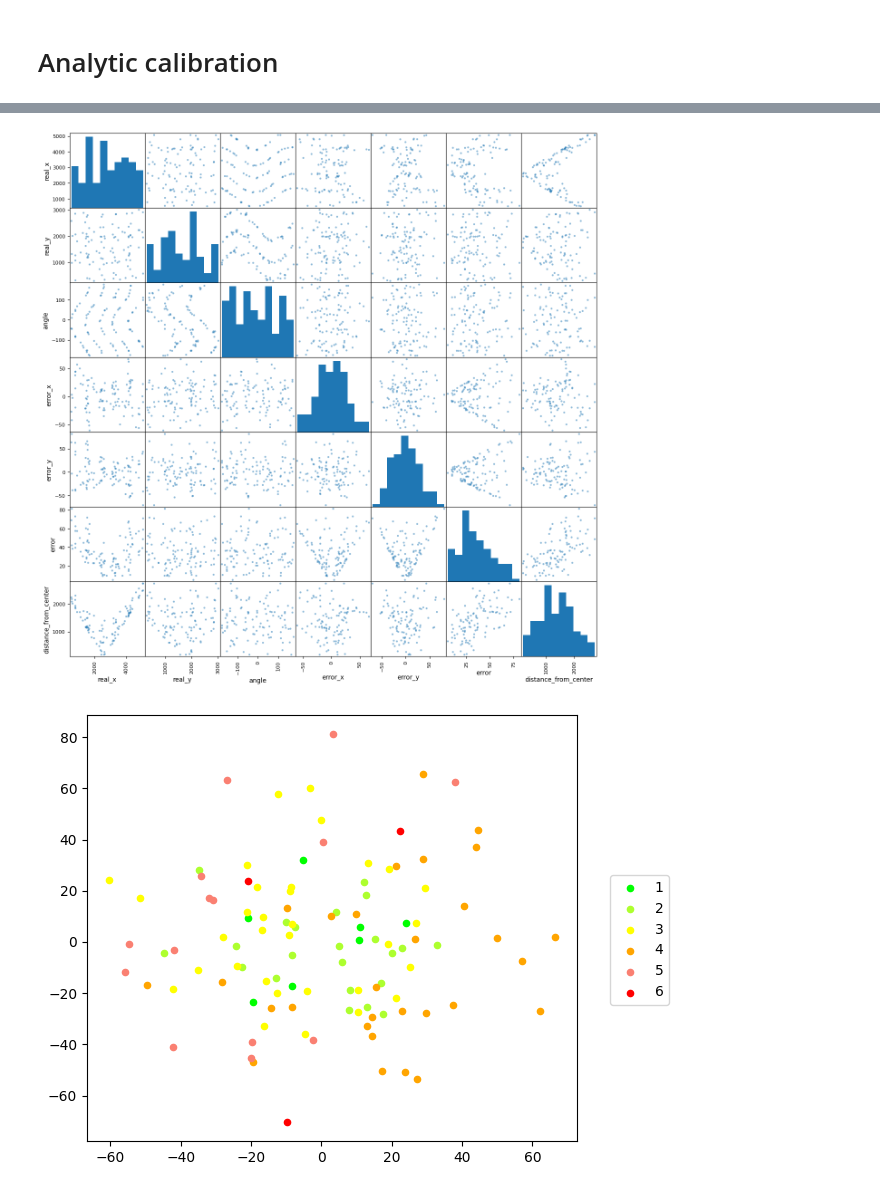
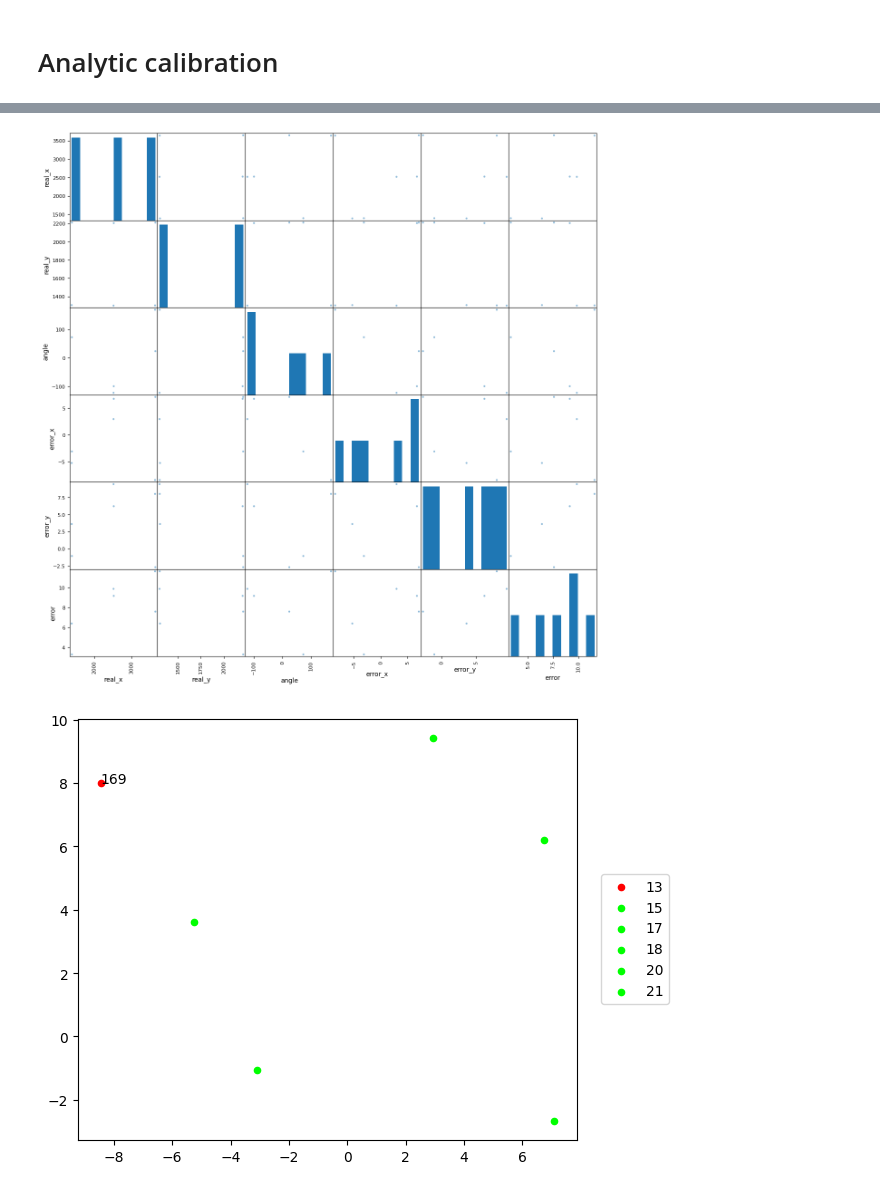
Before and after one commit to opticsensors/pool-playing-robot, a Jupyter notebook: examples/system_calibration/model_system_analytic.ipynb, the cells around one changed output, grey strips where cells are left out. Drawn from its saved outputs; the diff is of its cells as text; code cells hidden in the pictures.

```diff
--- a/examples/system_calibration/model_system_analytic.ipynb
+++ b/examples/system_calibration/model_system_analytic.ipynb
@@ -1,7 +1,7 @@
 # %%
 import pandas as pd
 import numpy as np
-df = pd.read_csv('./results/manual_data1/calibration_image_data.csv', sep=',',decimal='.')
+df = pd.read_csv('./results/auto_data1/calibration_dof_to_step.csv', sep=',',decimal='.')
 df.head()
 # %% [output]
 |  | img_num | target_aruco | img_name | carriage_x_dist | carriage_y_dist | carriage_x_undist | ... |
@@ -14,29 +14,19 @@ df.head()
-# %%
-df['cos_dist']=np.cos(df['angle_dist']*np.pi/180)
-df['sin_dist']=np.sin(df['angle_dist']*np.pi/180)
-df['cos_undist']=np.cos(df['angle_undist']*np.pi/180)
-df['sin_undist']=np.sin(df['angle_undist']*np.pi/180)
-df['cos_dist_warp']=np.cos(df['angle_dist_warp']*np.pi/180)
-df['sin_dist_warp']=np.sin(df['angle_dist_warp']*np.pi/180)
-df['cos_undist_warp']=np.cos(df['angle_undist_warp']*np.pi/180)
-df['sin_undist_warp']=np.sin(df['angle_undist_warp']*np.pi/180)
 # %% [markdown]
 # Analytic calibration
 # %%
 from pool.calibration import CameraCalibration
 calib=CameraCalibration()
 l_carriage_pred=[]
-a=9.073e-01
-b=3.439e+00
-d1=-1.693e-02
-d2=1.123e+00
-h=9.282e+00
+a=8.906e-01
+b=3.539e+00
+d=1.160e+00
+h=8.054e+00
 
 for index, row in df.iterrows():
 
     target=row[['target_x_undist','target_y_undist']].values
-    angle=row[['angle_undist']].values[0]
-    carriage_pred = calib.predict_carriage_position_in_image_plane(target, angle, (a,b,d1,d2,h))
+    angle=row[['angle']].values[0]-90
+    carriage_pred = calib.predict_carriage_position_in_image_plane(target, angle, (a,b,d,h))
     l_carriage_pred.append(carriage_pred)
 
 y_true=df[['carriage_x_undist','carriage_y_undist']].values
@@ -67,14 +57,6 @@ df_error=pd.DataFrame({'pred_x':y_pred[:,0],
 df_error['error_x']=y_pred[:,0]-y_true[:,0]
 df_error['error_y']=y_pred[:,1]-y_true[:,1]
 df_error['error']=np.sqrt(df_error['error_x'].values**2+df_error['error_y'].values**2)
-cx=5184/2
-cy=3456/2
-center=np.array([cx,cy])
-distance_from_center=np.linalg.norm(center-df_error[['real_x','real_y']], axis=1)
-bins = np.arange(0,3500,500)
-distance_from_center_discrete = np.digitize(distance_from_center, bins)
-df_error['distance_from_center']=distance_from_center
-df_error['distance_from_center_discrete']=distance_from_center_discrete
 # %%
 mean_error=np.mean(df_error['error'])
 std_error=np.std(df_error['error'])
@@ -92,19 +67,24 @@ plt.show()
 # %%
-matrix_plot=pd.plotting.scatter_matrix(df_error[['real_x', 'real_y', 'angle','error_x', 'error_y', 'error', 'distance_from_center']],figsize=(15,15))
+matrix_plot=pd.plotting.scatter_matrix(df_error[['real_x', 'real_y', 'angle','error_x', 'error_y', 'error']],figsize=(15,15))
 # %% [output]
-[figure, old version]
+[figure, new version]
 # %%
 x_axis=df_error['error_x']
 y_axis=df_error['error_y']
-group = df_error['distance_from_center_discrete']
-d_colors = {1:'lime', 2:'greenyellow', 3:'yellow', 4:'orange', 5:'salmon', 6:'red'}
+group = df_error['target_aruco']
+d_colors = {8:'lime', 9:'lime', 10:'lime', 11:'lime', 12:'lime', 13:'lime', 14:'lime', 15:'lime', 16:'lime', 17:'lime', 18:'lime', 19:'lime', 20:'lime', 21:'lime', 23:'lime'}
+aruco_to_observe=13
 
+d_colors[aruco_to_observe]='red'
 fig, ax = plt.subplots()
 for g in np.unique(group):
     ix = np.where(group == g)
-    ax.scatter(df_error['error_x'][df_error['distance_from_center_discrete']==g], df_error['error_y'][df_error['distance_from_center_discrete']==g], c = d_colors[g], label = g, s = 20)
+    ax.scatter(df_error['error_x'][df_error['target_aruco']==g], df_error['error_y'][df_error['target_aruco']==g], c = d_colors[g], label = g, s = 20)
 fig.legend(loc=7)
 fig.tight_layout()
 fig.subplots_adjust(right=0.85)
+for i, txt in enumerate(df_error['angle'][df_error['target_aruco']==aruco_to_observe]):
+    ax.annotate(int(txt), (df_error['error_x'][df_error['target_aruco']==aruco_to_observe].iloc[i], df_error['error_y'][df_error['target_aruco']==aruco_to_observe].iloc[i]))
+plt.show()
 # %% [output]
-[figure, old version]
+[figure, new version]
```
Also changed, not shown: parts of 6 cells of this notebook, 3 other files.
